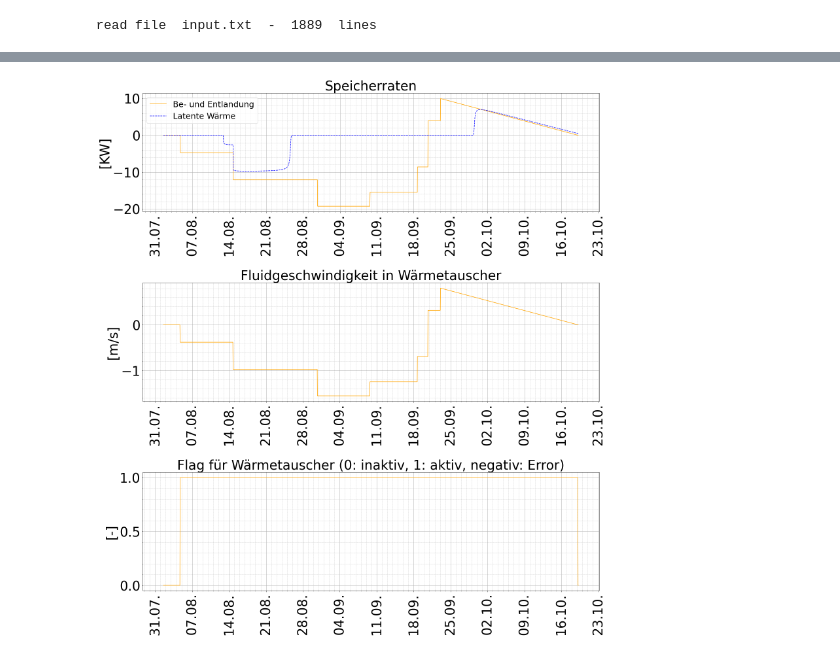
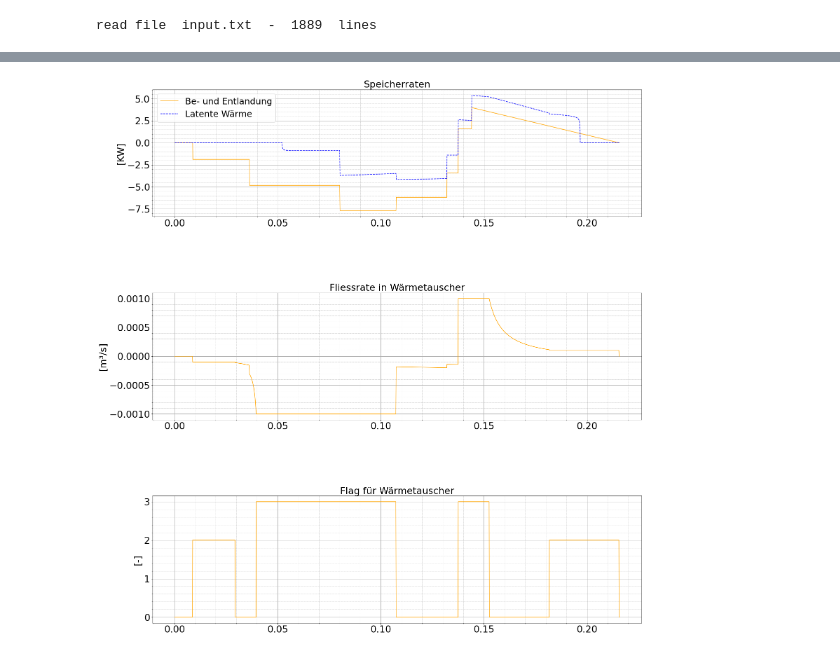
Before and after one commit to drjod/subzero, a Jupyter notebook: jupyter_notebook/subzero.ipynb, the cells around one changed output, grey strips where cells are left out. Drawn from its saved outputs; the diff is of its cells as text; code cells hidden in the pictures.

```diff
--- a/jupyter_notebook/subzero.ipynb
+++ b/jupyter_notebook/subzero.ipynb
@@ -4,6 +4,8 @@ import matplotlib.pyplot as plt
 
 import datetime as dt
 import matplotlib.dates as mdates
+import pandas as pd
+import importlib
 from matplotlib.dates import WeekdayLocator
 # import constants for the days of the week
 from matplotlib.dates import MO, TU, WE, TH, FR, SA, SU
@@ -15,10 +17,10 @@ if "../src" not in sys.path:
     sys.path.append("../src")
 
 from subzero import SubZero
-from ipywidgets import interact, IntSlider, FloatSlider
+# from ipywidgets import interact, IntSlider, FloatSlider
 
 SMALL_SIZE = 25
-MEDIUM_SIZE = 40
+MEDIUM_SIZE = 27
 BIGGER_SIZE = 44
 
 plt.rc('font', size=SMALL_SIZE)          # controls default text sizes
@@ -31,7 +33,9 @@ plt.rc('figure', titlesize=BIGGER_SIZE)  # fontsize of the figure title
 
 %matplotlib inline
 # %%
-subzero = SubZero("../examples/gews_LK", output=False)
+path = "../examples/gews_LK_2"
+
+subzero = SubZero(path, output=False)
 
 subzero.calculate()
 # jetzt stehen Temperaturen in subzero.T und interne Wärmeflüsse in subzero.Q_int
@@ -180,49 +266,51 @@ ax.plot(x,
 
 
 ax.set_ylabel("[KW]")
-ax.xaxis.set_major_formatter(date_format)
-ax.xaxis.set_major_locator(WeekdayLocator(byweekday=(MO)))#  mdates.DayLocator(interval=1))
-ax.tick_params(axis='x', labelrotation=labelrotation)
+if datum:
+    ax.xaxis.set_major_formatter(date_format)
+    ax.xaxis.set_major_locator(WeekdayLocator(byweekday=(MO)))#  mdates.DayLocator(interval=1))
+    ax.tick_params(axis='x', labelrotation=labelrotation)
+    ax.xaxis.set_minor_locator(AutoMinorLocator(7))
 ax.minorticks_on()
-ax.xaxis.set_minor_locator(AutoMinorLocator(7))
 ax.grid(visible=True, which='major', linestyle='-',linewidth=1.)
 ax.grid(visible=True, which='minor', linestyle='--',linewidth=.5)
 ax.legend()#loc='lower right')
 
 #########################
 
 ax = axes[1]
-ax.set_title("Fluidgeschwindigkeit in Wärmetauscher")
-ax.plot(x[1:], subzero.v[1:], label='v', color='orange')
+ax.set_title("Fliessrate in Wärmetauscher")
+ax.plot(x[1:], subzero.Q_flow[1:], label='Q_flow', color='orange') #*3600
 
-
-ax.set_ylabel("[m/s]")
-ax.xaxis.set_major_formatter(date_format)
-ax.xaxis.set_major_locator(WeekdayLocator(byweekday=(MO)))#  mdates.DayLocator(interval=1))
-ax.tick_params(axis='x', labelrotation=labelrotation)
+ax.set_ylabel("[m³/s]")
+if datum:
+    ax.xaxis.set_major_formatter(date_format)
+    ax.xaxis.set_major_locator(WeekdayLocator(byweekday=(MO)))#  mdates.DayLocator(interval=1))
+    ax.tick_params(axis='x', labelrotation=labelrotation)
+    ax.xaxis.set_minor_locator(AutoMinorLocator(7))
 ax.minorticks_on()
-ax.xaxis.set_minor_locator(AutoMinorLocator(7))
 ax.grid(visible=True, which='major', linestyle='-',linewidth=1.)
 ax.grid(visible=True, which='minor', linestyle='--',linewidth=.5)
 #ax.legend()#loc='lower right')
 
 #########################
 
 ax = axes[2]
-ax.set_title("Flag für Wärmetauscher (0: inaktiv, 1: aktiv, negativ: Error)")
+ax.set_title("Flag für Wärmetauscher")
 ax.plot(x[1:], subzero.heat_exchanger_flag[1:], label='flag', color='orange')
 
 
 ax.set_ylabel("[-]")
-ax.xaxis.set_major_formatter(date_format)
-ax.xaxis.set_major_locator(WeekdayLocator(byweekday=(MO)))#  mdates.DayLocator(interval=1))
-ax.tick_params(axis='x', labelrotation=labelrotation)
+if datum:
+    ax.xaxis.set_major_formatter(date_format)
+    ax.xaxis.set_major_locator(WeekdayLocator(byweekday=(MO)))#  mdates.DayLocator(interval=1))
+    ax.tick_params(axis='x', labelrotation=labelrotation)
+    ax.xaxis.set_minor_locator(AutoMinorLocator(7))
 ax.minorticks_on()
-ax.xaxis.set_minor_locator(AutoMinorLocator(7))
 ax.grid(visible=True, which='major', linestyle='-',linewidth=1.)
 ax.grid(visible=True, which='minor', linestyle='--',linewidth=.5)
 #ax.legend()#loc='lower right')
 
-plt.savefig("ergebnisse3.png")
+plt.savefig("ergebnisse_4.png")
 # %% [output]
-[figure, old version]
+[figure, new version]
```
Also changed, not shown: parts of 4 cells of this notebook, 23 other files.
